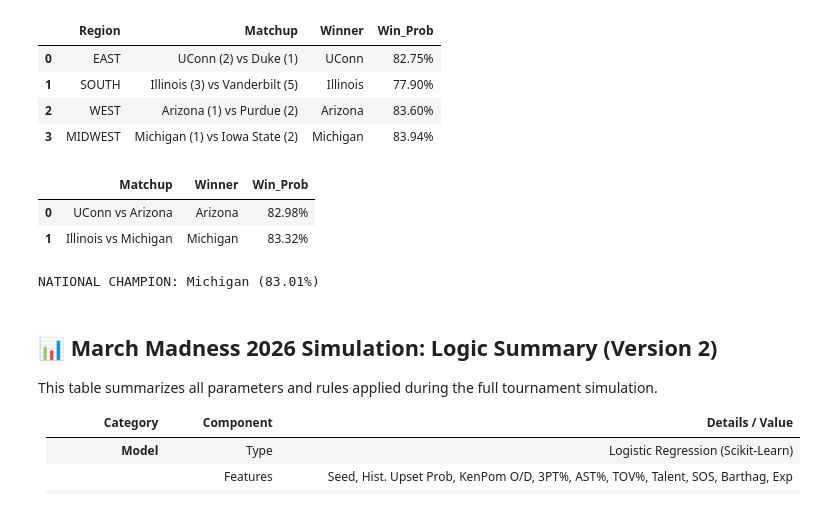
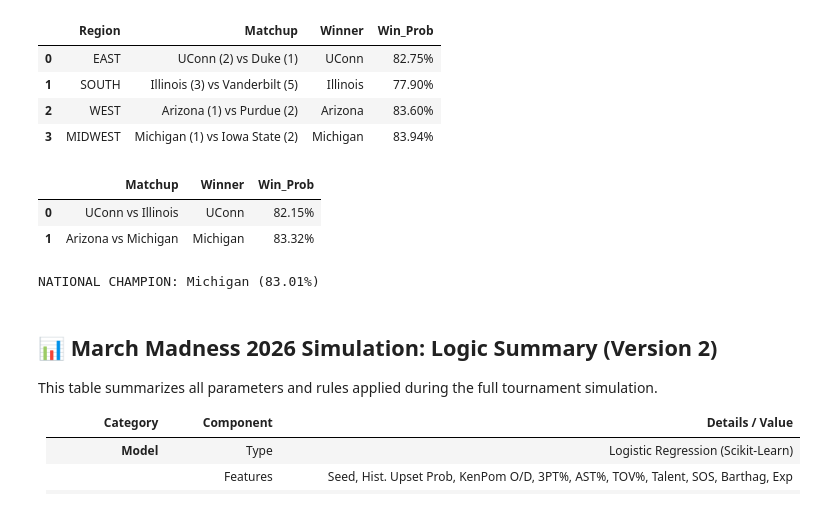
Before and after one commit to nmatthews5/GithubAction, a Jupyter notebook: Version_2_Final_March_Madness.ipynb, the cells around one changed output. Drawn from its saved outputs; the diff is of its cells as text; code cells hidden in the pictures.

```diff
--- a/Version_2_Final_March_Madness.ipynb
+++ b/Version_2_Final_March_Madness.ipynb
@@ -599,7 +599,7 @@ display(elite_eight_df)
 | 2 | WEST | Arizona (1) vs Purdue (2) | Arizona | 83.60% |
 | 3 | MIDWEST | Michigan (1) vs Iowa State (2) | Michigan | 83.94% |
 # %%
-final_four_matchups = [(0, 2), (1, 3)]
+final_four_matchups = [(0, 1), (2, 3)] # East (UConn) vs South (Illinois), West (Arizona) vs Midwest (Michigan)
 final_four_results = []
 ROUND_MULT = 4
 
@@ -619,35 +619,35 @@ for i1, i2 in final_four_matchups:
     # APPLY INJURY PENALTIES
     p1 -= injury_penalties.get(t1['Team'], 0)
     p2 -= injury_penalties.get(t2['Team'], 0)
 
     fav, und = (t1, t2) if p1 >= p2 else (t2, t1)
     final_four_results.append({'Matchup': f"{t1['Team']} vs {t2['Team']}", 'Winner': fav['Team'], 'Win_Prob': f"{max(p1, p2):.2%}"})
 
 ff_df = pd.DataFrame(final_four_results)
 display(ff_df)
 
 # National Championship
 t1_name, t2_name = ff_df.iloc[0]['Winner'], ff_df.iloc[1]['Winner']
 t1 = bracket_final_cleaned[bracket_final_cleaned['Team'] == t1_name].iloc[0].copy()
 t2 = bracket_final_cleaned[bracket_final_cleaned['Team'] == t2_name].iloc[0].copy()
 
 ROUND_MULT = 5
 t1['HIST_PROB'] = get_dynamic_seed_prob(t1['Seed'], ROUND_MULT)
 t2['HIST_PROB'] = get_dynamic_seed_prob(t2['Seed'], ROUND_MULT)
 
 p1 = log_reg_updated.predict_proba(t1[model_features].values.reshape(1, -1))[0, 1]
 p2 = log_reg_updated.predict_proba(t2[model_features].values.reshape(1, -1))[0, 1]
 
 # FINAL PENALTY CHECK
 p1 -= injury_penalties.get(t1['Team'], 0)
 p2 -= injury_penalties.get(t2['Team'], 0)
 
 champ = t1 if p1 >= p2 else t2
 print(f"\nNATIONAL CHAMPION: {champ['Team']} ({max(p1, p2):.2%})")
 # %% [output]
 |  | Matchup | Winner | Win_Prob |
-| 0 | UConn vs Arizona | Arizona | 82.98% |
-| 1 | Illinois vs Michigan | Michigan | 83.32% |
+| 0 | UConn vs Illinois | UConn | 82.15% |
+| 1 | Arizona vs Michigan | Michigan | 83.32% |
 NATIONAL CHAMPION: Michigan (83.01%)
 # %% [markdown]
 ## 📊 March Madness 2026 Simulation: Logic Summary (Version 2)
```
